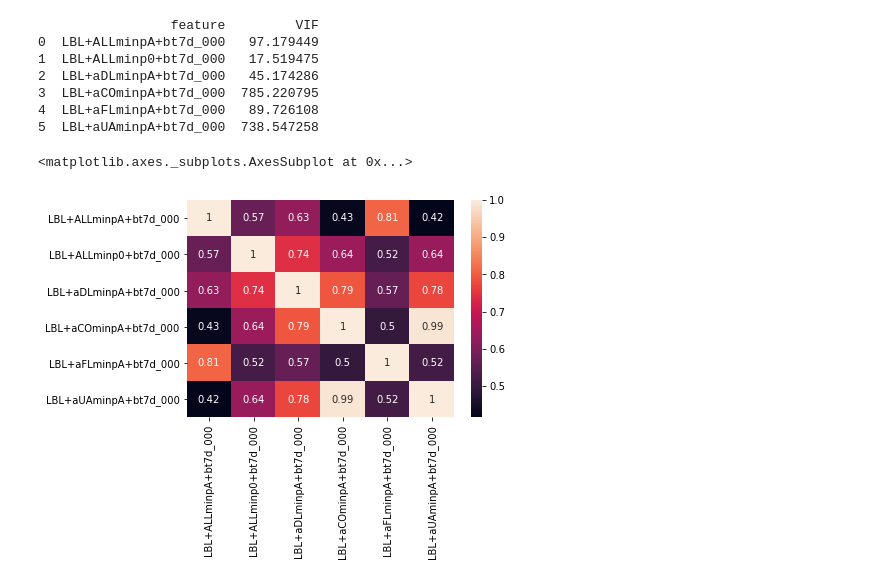
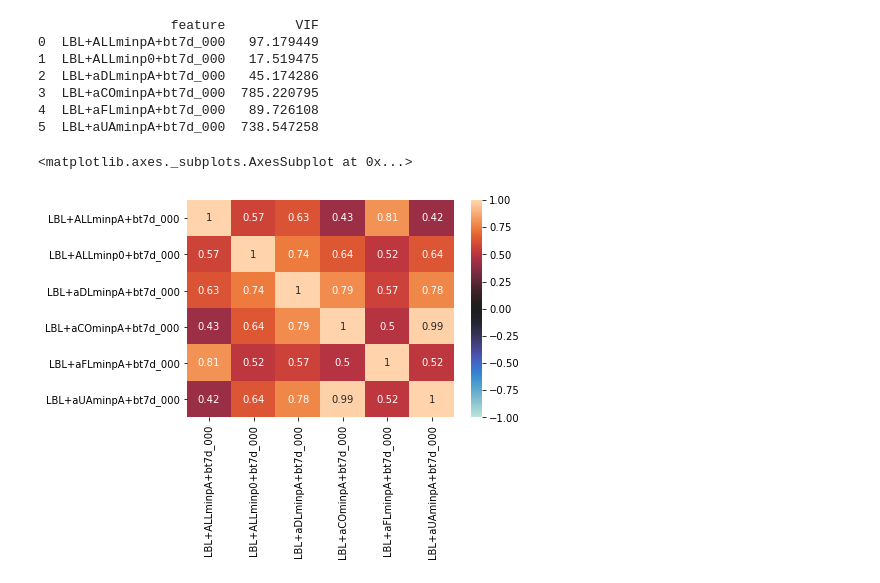
Before and after one commit to SAint7579/MTR-BiDirectionalChain, a Jupyter notebook: ATP7D_dataset/Interdependency calculation.ipynb, the cells around one changed output. Saved outputs shown, nothing was run; the diff lists cells and outputs as text; code cells hidden in the pictures.

```diff
--- a/ATP7D_dataset/Interdependency calculation.ipynb
+++ b/ATP7D_dataset/Interdependency calculation.ipynb
@@ -44,10 +44,10 @@ print(vif_data)
 # %%
 import seaborn as sns
 import matplotlib.pyplot as plt
 # Compute the correlation matrix
 corr = target.corr()
 
-sns.heatmap(corr, annot = True)
+sns.heatmap(corr, annot = True, vmin=-1, vmax=1, center= 0)
 # %% [output]
 <matplotlib.axes._subplots.AxesSubplot at 0x...>
-[figure, old version]
+[figure, new version]
```
